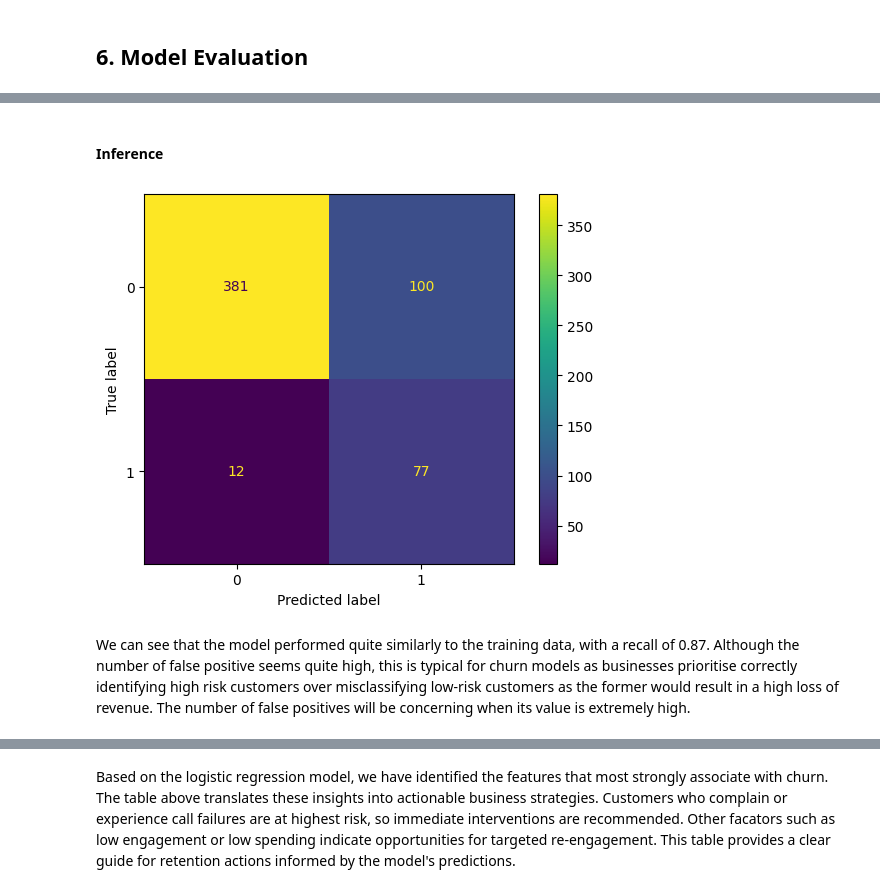
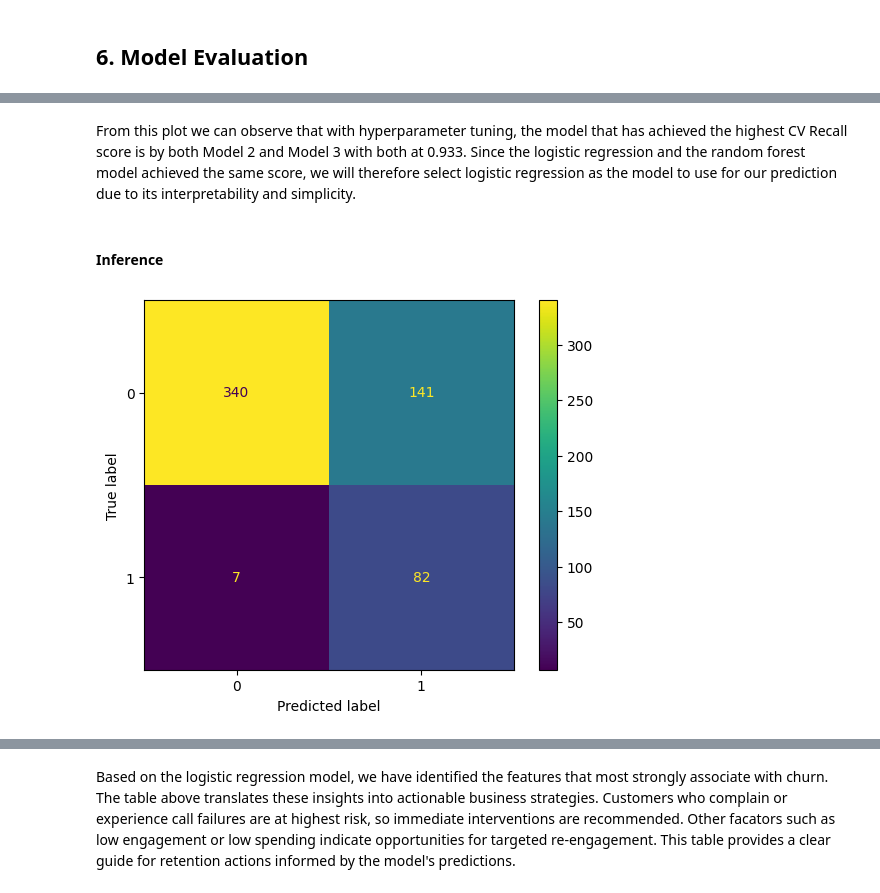
Before and after one commit to KennyT01/Telecom-Churn-Prediction, a Jupyter notebook: Telecom Churn Prediction Analysis.ipynb, the cells around one changed output, grey strips where cells are left out. Cells and saved outputs as stored; diff of their text form; code cells hidden in the pictures.

```diff
--- a/Telecom Churn Prediction Analysis.ipynb
+++ b/Telecom Churn Prediction Analysis.ipynb
@@ -506,0 +437,31 @@ Hyperparameter tuning resulted in the average recall to increase from 0.87 to 0.
+# %%
+# Model 2 - Logistic Regression SMOTE
+
+pipe_M2 = Pipeline([
+        ('smote', SMOTE(random_state=seed)),
+        ('classifier', RandomForestClassifier(random_state=seed))
+    ])
+
+param_grid_M2 = {
+    "classifier__n_estimators": [100, 400, 800],
+    "classifier__max_depth": [None, 5, 10, 20],
+    "classifier__min_samples_split": [2, 5, 10],
+    "classifier__min_samples_leaf": [1, 2, 4]
+}
+
+
+grid_search_M2 = GridSearchCV(
+    estimator=pipe_M2,
+    param_grid=param_grid_M2,
+    cv=skf,
+    scoring='recall',
+    n_jobs=-1,
+    verbose=0
+)
+
+grid_search_M2.fit(X_train, y_train)
+
+print(f"Best Recall Score: {grid_search_M2.best_score_}")
+print(f"Best Parameters: {grid_search_M2.best_params_}")
+
+best_model_M2 = grid_search_M2.best_estimator_
@@ -507,17 +557,18 @@ Hyperparameter tuning resulted in the average recall to increase from 0.87 to 0.
+# %% [markdown]
+From this plot we can observe that with hyperparameter tuning, the model that has achieved the highest CV Recall score is by both Model 2 and Model 3 with both at 0.933. Since the logistic regression and the random forest model achieved the same score, we will therefore select logistic regression as the model to use for our prediction due to its interpretability and simplicity.
 # %% [markdown]
 #### Inference
 # %%
 from sklearn.metrics import confusion_matrix, ConfusionMatrixDisplay
 
 # Generate Predictions using our best model
-y_pred = best_model.predict(X_test)
-y_pred_prob = best_model.predict_proba(X_test)
+
+y_pred = best_model_M3.predict(X_test)
+y_pred_prob = best_model_M3.predict_proba(X_test)
 
 # Create and plot confusion matrix
 cm = confusion_matrix(y_test, y_pred)
 ConfusionMatrixDisplay(cm).plot()
 plt.show()
 # %% [output]
-[figure, old version]
+[figure, new version]
-# %% [markdown]
-We can see that the model performed quite similarly to the training data, with a recall of 0.87. Although the number of false positive seems quite high, this is typical for churn models as businesses prioritise correctly identifying high risk customers over misclassifying low-risk customers as the former would result in a high loss of revenue. The number of false positives will be concerning when its value is extremely high.
```
Also changed, not shown: parts of 34 cells of this notebook, 4 other files.
